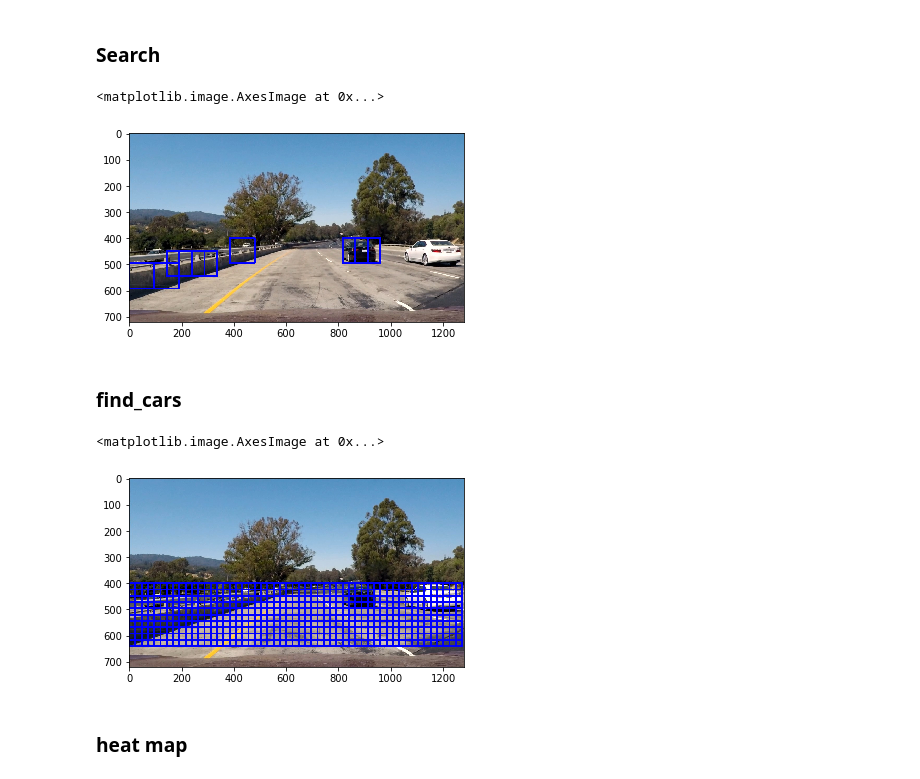
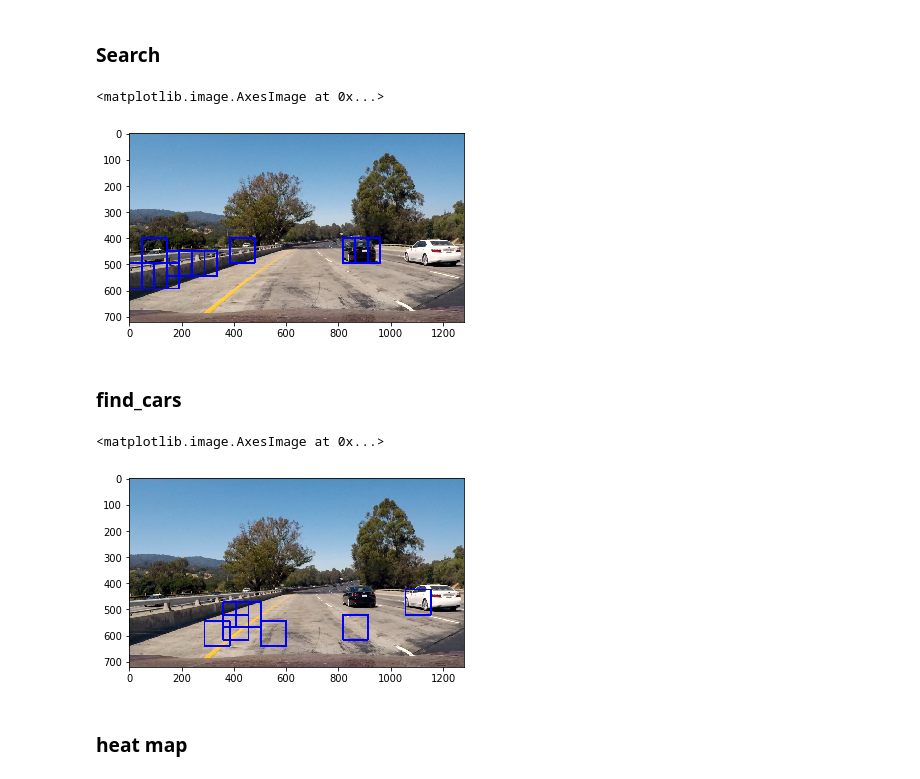
Before and after one commit to yuan-ji/CarND-Vehicle-Detection, a Jupyter notebook: project.ipynb, the cells around one changed output. Drawn from its saved outputs; the diff is of its cells as text; code cells hidden in the pictures.

```diff
--- a/project.ipynb
+++ b/project.ipynb
@@ -172,11 +175,11 @@ def extract_features(imgs, color_space='RGB', spatial_size=(32, 32),
 # %%
 color_space = 'RGB' # Can be RGB, HSV, LUV, HLS, YUV, YCrCb
 orient = 9  # HOG orientations
-pix_per_cell = 16 # HOG pixels per cell
+pix_per_cell = 8 # HOG pixels per cell
 cell_per_block = 2 # HOG cells per block
-hog_channel = 0 # Can be 0, 1, 2, or "ALL"
-spatial_size = (16, 16) # Spatial binning dimensions
-hist_bins = 16    # Number of histogram bins
+hog_channel = "ALL" # Can be 0, 1, 2, or "ALL"
+spatial_size = (32, 32) # Spatial binning dimensions
+hist_bins = 32    # Number of histogram bins
 spatial_feat = True # Spatial features on or off
 hist_feat = True # Histogram features on or off
 hog_feat = True # HOG features on or off
@@ -422,7 +425,7 @@ window_img = draw_boxes(draw_image, hot_windows, color=(0, 0, 255), thick=6)
 plt.imshow(window_img)
 # %% [output]
 <matplotlib.image.AxesImage at 0x...>
-[figure, old version]
+[figure, new version]
 # %% [markdown]
 ### find_cars
 # %%
@@ -436,3 +507,30 @@ def convert_color(img, conv='RGB2YCrCb'):
+# %%
+import pickle
+# load a pe-trained svc model from a serialized (pickle) file
+dist_pickle = pickle.load( open("svc_pickle.p", "rb" ) )
+
+# get attributes of our svc object
+# svc = dist_pickle["svc"]
+# X_scaler = dist_pickle["scaler"]
+
+# orient = dist_pickle["orient"]
+# pix_per_cell = dist_pickle["pix_per_cell"]
+# cell_per_block = dist_pickle["cell_per_block"]
+# spatial_size = dist_pickle["spatial_size"]
+# hist_bins = dist_pickle["hist_bins"]
+
+image = mpimg.imread('test_images/test1.jpg')
+
+ystart = 400
+ystop = 656
+scale = 1.5
+
+out_img,_ = find_cars(image, ystart, ystop, scale, svc, X_scaler, orient, pix_per_cell, cell_per_block, spatial_size, hist_bins)
+
+plt.imshow(out_img)
+# %% [output]
+<matplotlib.image.AxesImage at 0x...>
+[figure, added]
 # %%
 def bin_spatial(img, size=(32, 32)):
     color1 = cv2.resize(img[:,:,0], size).ravel()
@@ -508,30 +540,3 @@ def find_cars(img, ystart, ystop, scale, svc, X_scaler, orient, pix_per_cell, ce
-# %%
-import pickle
-# load a pe-trained svc model from a serialized (pickle) file
-dist_pickle = pickle.load( open("svc_pickle.p", "rb" ) )
-
-# get attributes of our svc object
-svc = dist_pickle["svc"]
-X_scaler = dist_pickle["scaler"]
-# orient = dist_pickle["orient"]
-# pix_per_cell = dist_pickle["pix_per_cell"]
-# cell_per_block = dist_pickle["cell_per_block"]
-# spatial_size = dist_pickle["spatial_size"]
-# hist_bins = dist_pickle["hist_bins"]
-
-
-img = mpimg.imread('test_images/test1.jpg')
-
-ystart = 400
-ystop = 656
-scale = 1.5
-
-out_img = find_cars(img, ystart, ystop, scale, svc, X_scaler, orient, pix_per_cell, cell_per_block, spatial_size, hist_bins)
-
-plt.imshow(out_img)
-# %% [output]
-<matplotlib.image.AxesImage at 0x...>
-[figure, removed]
 # %% [markdown]
 ### heat map
 # %%
```
Also changed, not shown: parts of 13 cells of this notebook, 2 other files.
